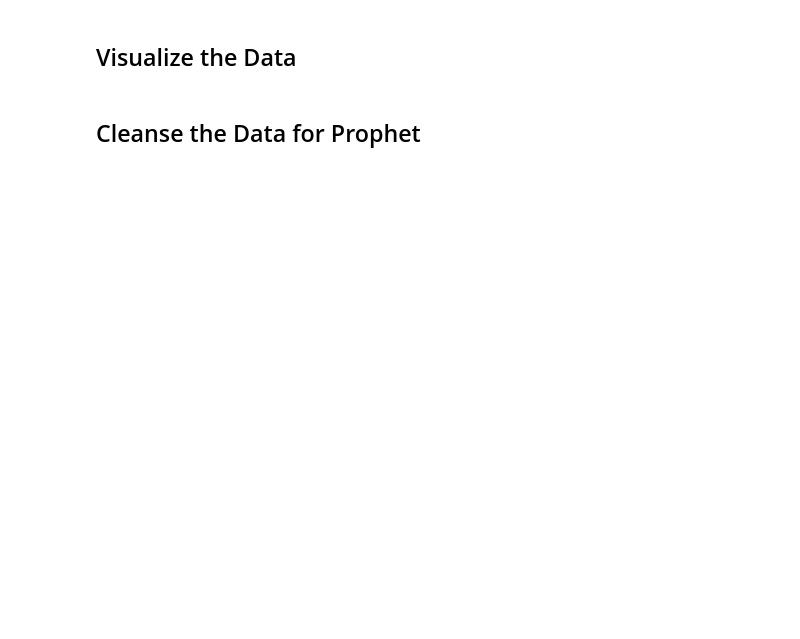
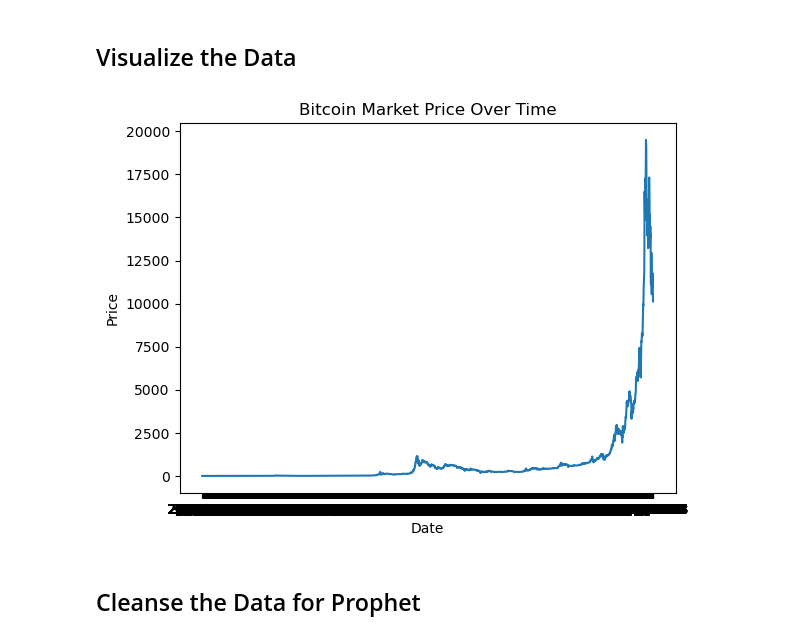
Before and after one commit to juanlavieri/housing_currency, a Jupyter notebook: Bitcoin_Prices_Analysis.ipynb, the cells around one changed output. Cells and saved outputs as stored; diff of their text form; code cells hidden in the pictures; blank space fills up the shorter version.

Commit message:
added bitcoin-prices and updated code from main

```diff
--- a/Bitcoin_Prices_Analysis.ipynb
+++ b/Bitcoin_Prices_Analysis.ipynb
@@ -11,3 +54,19 @@
+# %%
+# Code for initial visualization of the Bitcoin prices data
+# Example: plt.plot(bitcoin_prices_df['Date'], bitcoin_prices_df['Price'])
+bitcoin_prices_df = pd.read_csv('https://raw.githubusercontent.com/colaberry/data/master/Bitcoin/bitcoin_dataset.csv', usecols=['Date', 'btc_market_price'])
+# %%
+bitcoin_prices_df.rename(columns={'btc_market_price': 'Price'}, inplace=True)
+# %%
+import matplotlib.pyplot as plt
+
+plt.plot(bitcoin_prices_df['Date'], bitcoin_prices_df['Price'])
+plt.xlabel('Date')
+plt.ylabel('Price')
+plt.title('Bitcoin Market Price Over Time')
+plt.show()
+# %% [output]
+[figure, added]
 # %% [markdown]
 ## Cleanse the Data for Prophet
 # %%
```
Also changed, not shown: parts of 9 cells of this notebook, 1 other file.
